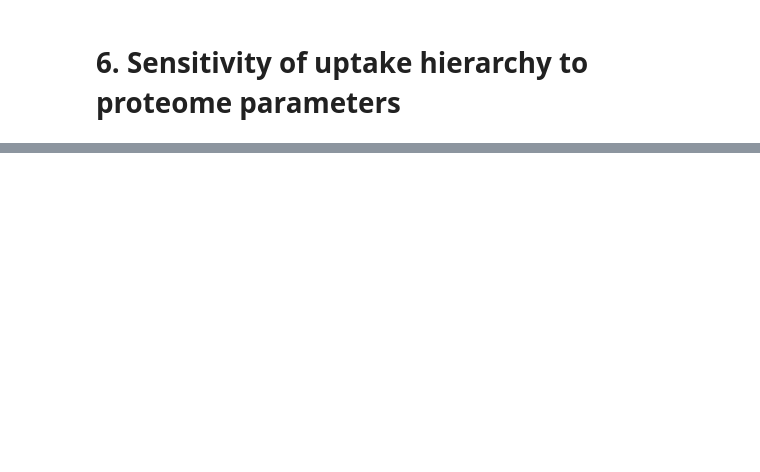
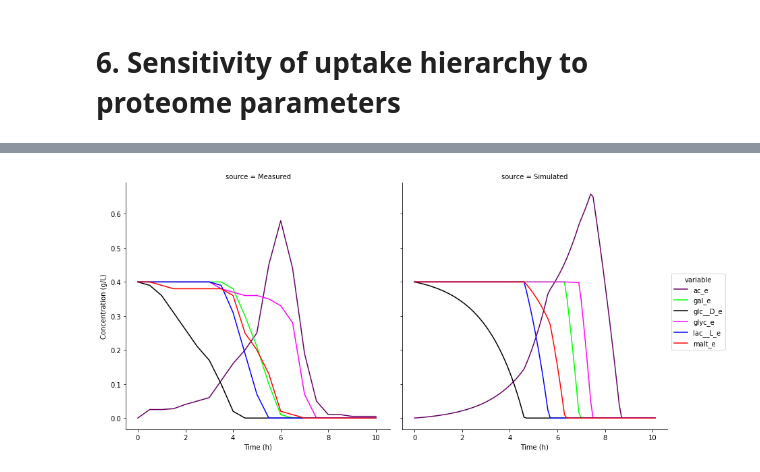
Before and after one commit to SBRG/pcfba, a Jupyter notebook: examples/complex_media.ipynb, the cells around one changed output, grey strips where cells are left out. Drawn from its saved outputs; the diff is of its cells as text; code cells hidden in the pictures; blank space fills up the shorter version.

```diff
--- a/examples/complex_media.ipynb
+++ b/examples/complex_media.ipynb
@@ -171,7 +171,7 @@ mdl = pcfba
 # %%
 from six import iteritems
 
-def dFBA(mdl, X0, conc_dict0, met_rxn_dict, mu_id, T, dt=0.1):
+def dFBA(mdl, X0, conc_dict0, met_rxn_dict, mu_id, T, dt=0.1, o2_rxn='EX_o2_e'):
     # 1) Initialize concentrations
     conc_dict = dict(conc_dict0)
     tracked_mets = conc_dict.keys()
@@ -221,6 +221,8 @@ def dFBA(mdl, X0, conc_dict0, met_rxn_dict, mu_id, T, dt=0.1):
             x_new = max(0, x_new)
             row[met_id] = x_new
 
+        v_row[o2_rxn] = x_dict[o2_rxn]  # Track o2
+
         conc_dict = {k:v for k,v in iteritems(row) if k in tracked_mets}
         X     = X_new
 
@@ -375,0 +418,18 @@ g.savefig('/home/laurence/ME/figures/pcfba/beg_pcfba_rand.png',dpi=500)
+# %%
+pcfba.reactions.EX_o2_e.lower_bound = -1000.
+
+df_result_lac, df_flux_lac = dFBA(pcfba, X0, conc_dict_mol, met_rxn_dict, rxn_mu_id, 10)
+
+# Convert to g/L
+df_sim_lac = df_result_lac.copy()
+for col in cols_met:
+    mw = pcfba.metabolites.get_by_id(col).formula_weight
+    df_sim_lac[col] = df_sim_lac[col] * mw / 1000.
+df_sim_lac.rename(columns={'t':'time','X':'biomass'}, inplace=True)
+dsplot_lac = df_sim_lac[['time']+cols_met].melt(id_vars='time')
+# %%
+%matplotlib inline
+g = plot_dynamic(dsplot_lac, dsplot_meas)
+#g.set(ylim=[-0.05, 0.7])
+# %% [output]
+[figure, added]
```
Also changed, not shown: parts of 12 cells of this notebook.
